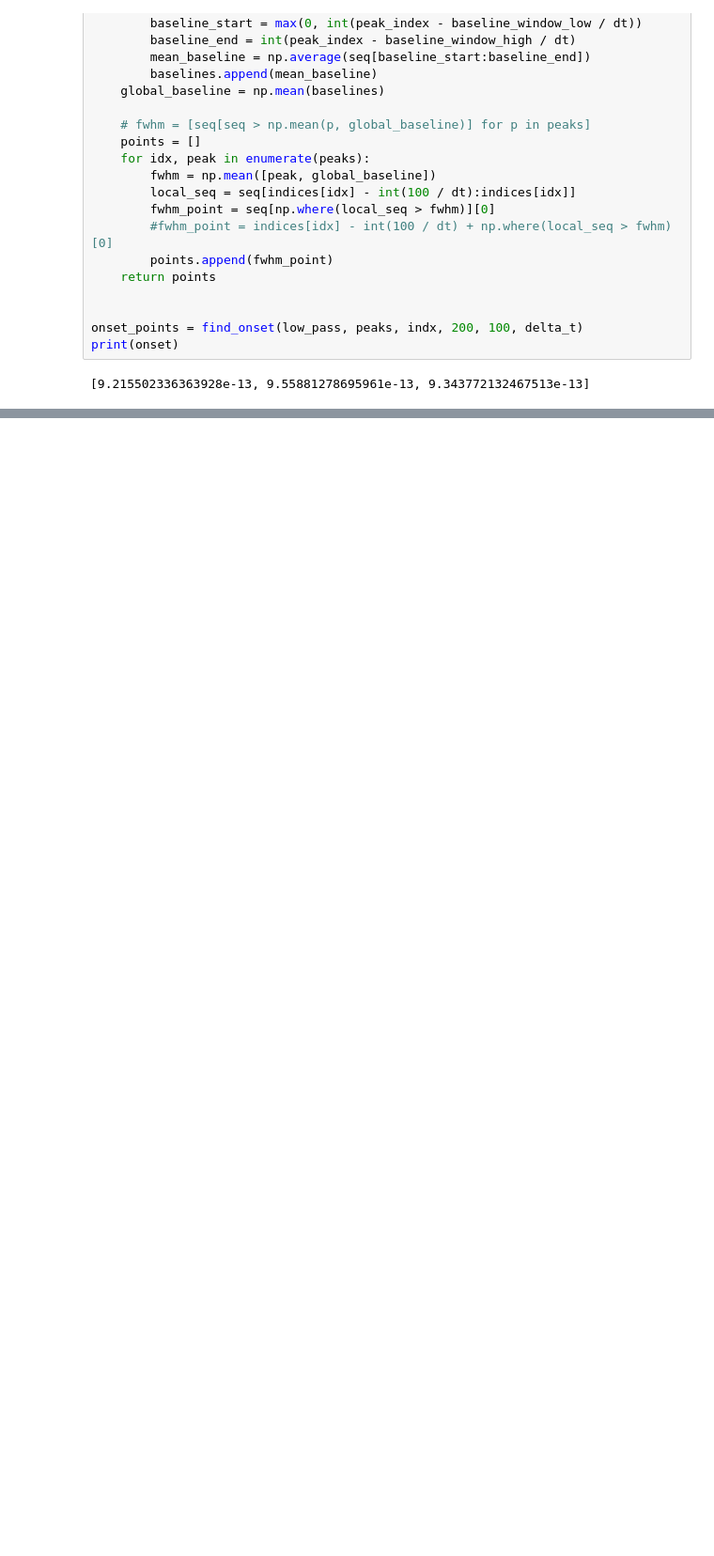
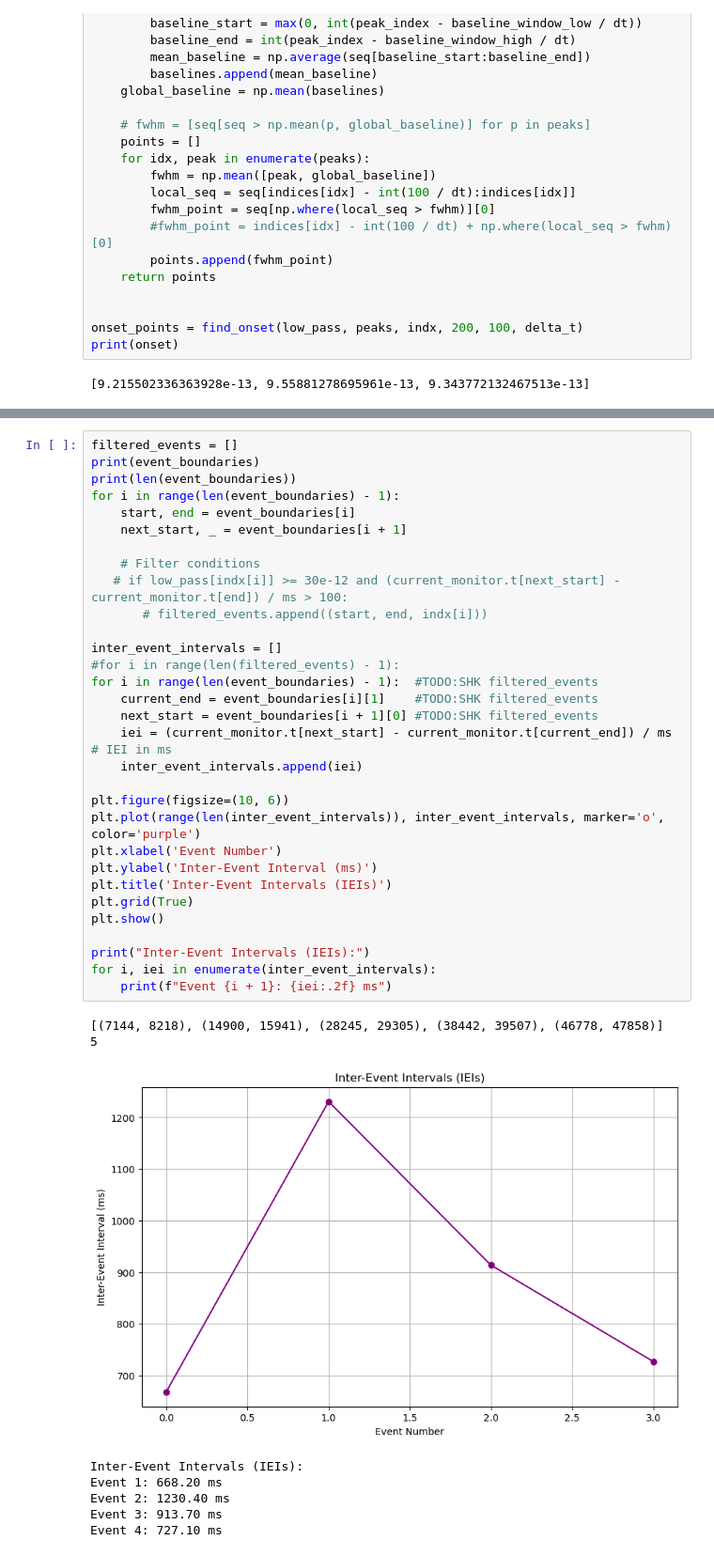
Before and after one commit to SHK-89/MNS_FinalProject, a Jupyter notebook: SWR_project.ipynb, the cells around one changed output, grey strips where cells are left out. Shown at 94% size. Cells and saved outputs as stored; diff of their text form; blank space fills up the shorter version.

```diff
--- a/SWR_project.ipynb
+++ b/SWR_project.ipynb
@@ -680,0 +629,40 @@ plt.show()
+# %%
+filtered_events = []
+print(event_boundaries)
+print(len(event_boundaries))
+for i in range(len(event_boundaries) - 1):
+    start, end = event_boundaries[i]
+    next_start, _ = event_boundaries[i + 1]
+
+    # Filter conditions
+   # if low_pass[indx[i]] >= 30e-12 and (current_monitor.t[next_start] - current_monitor.t[end]) / ms > 100:
+       # filtered_events.append((start, end, indx[i]))
+
+inter_event_intervals = []
+#for i in range(len(filtered_events) - 1):
+for i in range(len(event_boundaries) - 1):  #TODO:SHK filtered_events
+    current_end = event_boundaries[i][1]    #TODO:SHK filtered_events
+    next_start = event_boundaries[i + 1][0] #TODO:SHK filtered_events
+    iei = (current_monitor.t[next_start] - current_monitor.t[current_end]) / ms  # IEI in ms
+    inter_event_intervals.append(iei)
+
+plt.figure(figsize=(10, 6))
+plt.plot(range(len(inter_event_intervals)), inter_event_intervals, marker='o', color='purple')
+plt.xlabel('Event Number')
+plt.ylabel('Inter-Event Interval (ms)')
+plt.title('Inter-Event Intervals (IEIs)')
+plt.grid(True)
+plt.show()
+
+print("Inter-Event Intervals (IEIs):")
+for i, iei in enumerate(inter_event_intervals):
+    print(f"Event {i + 1}: {iei:.2f} ms")
+# %% [output]
+[(7144, 8218), (14900, 15941), (28245, 29305), (38442, 39507), (46778, 47858)]
+5
+[figure, added]
+Inter-Event Intervals (IEIs):
+Event 1: 668.20 ms
+Event 2: 1230.40 ms
+Event 3: 913.70 ms
+Event 4: 727.10 ms
```
Also changed, not shown: parts of 13 cells of this notebook.
